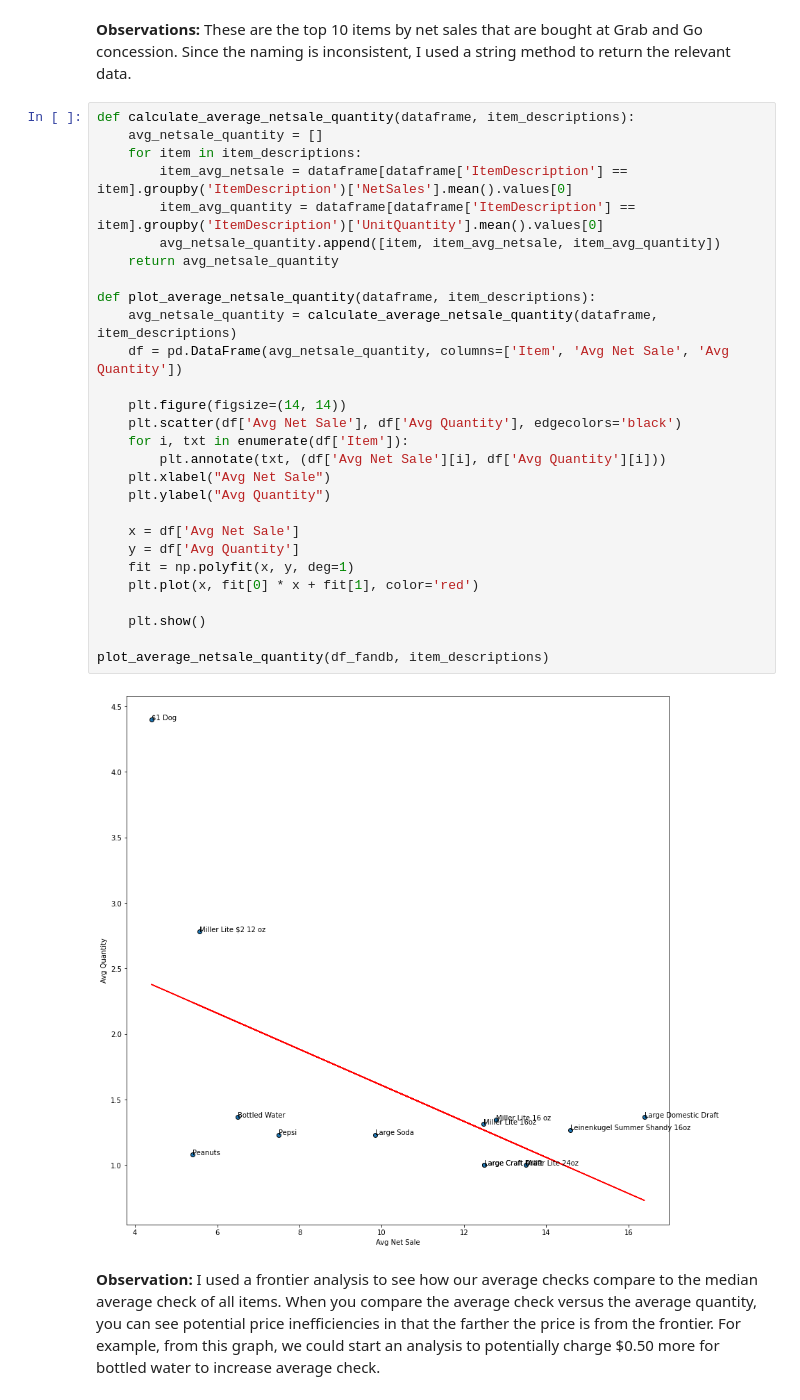
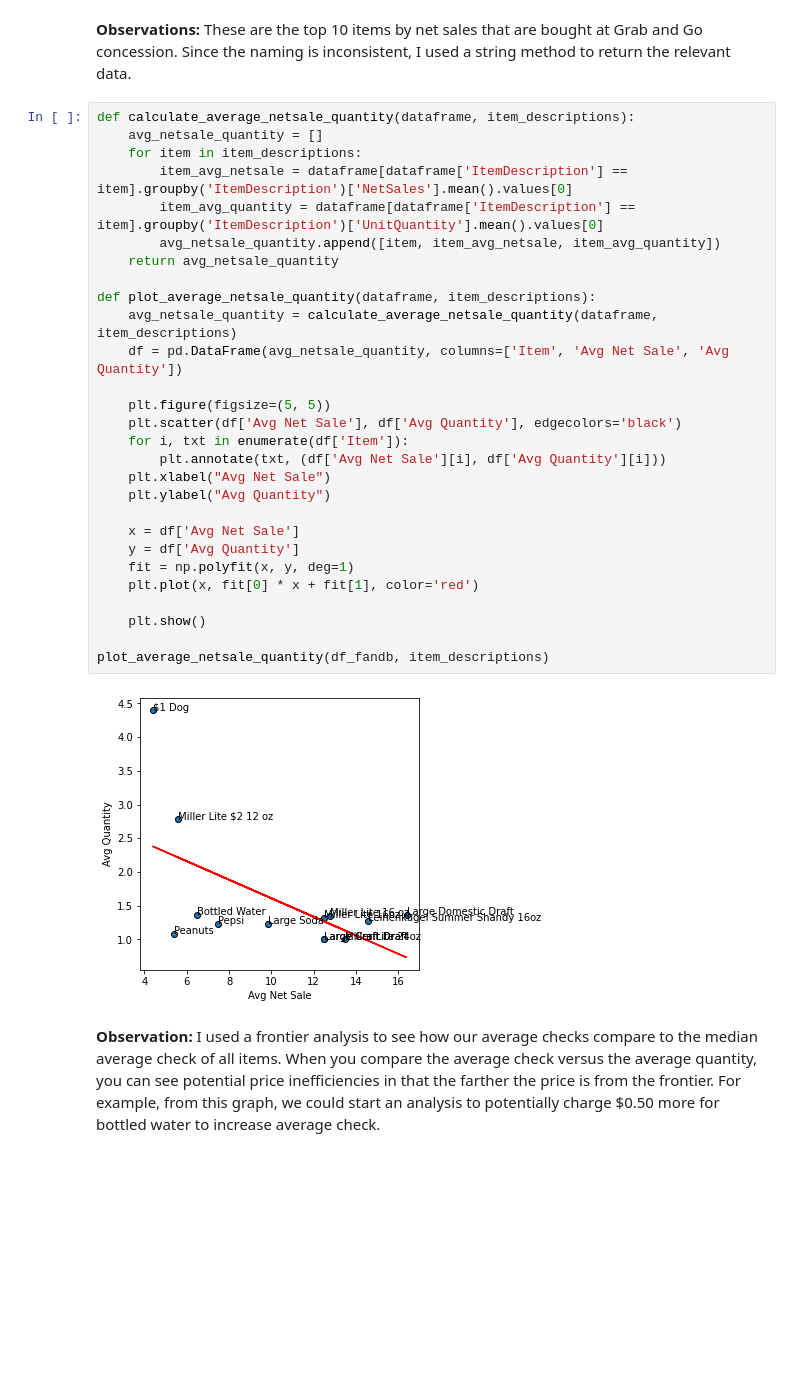
Before and after one commit to karnavenkatraj/Case-Study, a Jupyter notebook: Guardians_Data_Study.ipynb, the cells around one changed output. Saved outputs shown, nothing was run; the diff lists cells and outputs as text; blank space fills up the shorter version.

```diff
--- a/Guardians_Data_Study.ipynb
+++ b/Guardians_Data_Study.ipynb
@@ -779,33 +785,33 @@ print(popular_items_netsale)
 # %%
 def calculate_average_netsale_quantity(dataframe, item_descriptions):
     avg_netsale_quantity = []
     for item in item_descriptions:
         item_avg_netsale = dataframe[dataframe['ItemDescription'] == item].groupby('ItemDescription')['NetSales'].mean().values[0]
         item_avg_quantity = dataframe[dataframe['ItemDescription'] == item].groupby('ItemDescription')['UnitQuantity'].mean().values[0]
         avg_netsale_quantity.append([item, item_avg_netsale, item_avg_quantity])
     return avg_netsale_quantity
 
 def plot_average_netsale_quantity(dataframe, item_descriptions):
     avg_netsale_quantity = calculate_average_netsale_quantity(dataframe, item_descriptions)
     df = pd.DataFrame(avg_netsale_quantity, columns=['Item', 'Avg Net Sale', 'Avg Quantity'])
 
-    plt.figure(figsize=(14, 14))
+    plt.figure(figsize=(5, 5))
     plt.scatter(df['Avg Net Sale'], df['Avg Quantity'], edgecolors='black')
     for i, txt in enumerate(df['Item']):
         plt.annotate(txt, (df['Avg Net Sale'][i], df['Avg Quantity'][i]))
     plt.xlabel("Avg Net Sale")
     plt.ylabel("Avg Quantity")
 
     x = df['Avg Net Sale']
     y = df['Avg Quantity']
     fit = np.polyfit(x, y, deg=1)
     plt.plot(x, fit[0] * x + fit[1], color='red')
 
     plt.show()
 
 plot_average_netsale_quantity(df_fandb, item_descriptions)
 # %% [output]
-[figure, old version]
+[figure, new version]
 # %% [markdown]
 **Observation:** I used a frontier analysis to see how our average checks compare to the median average check of all items. When you compare the average check versus the average quantity, you can see potential price inefficiencies in that the farther the price is from the frontier. For example, from this graph, we could start an analysis to potentially charge $0.50 more for bottled water to increase average check.
 # %% [markdown]
```
Also changed, not shown: parts of 27 cells of this notebook.
